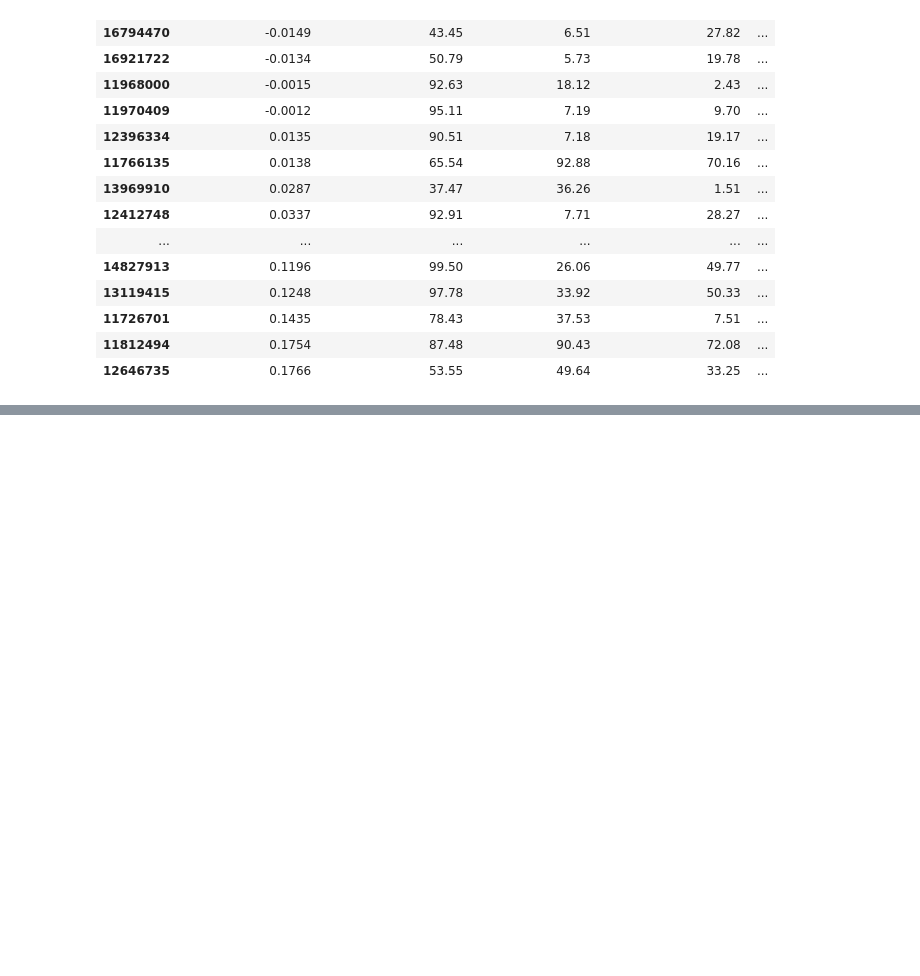
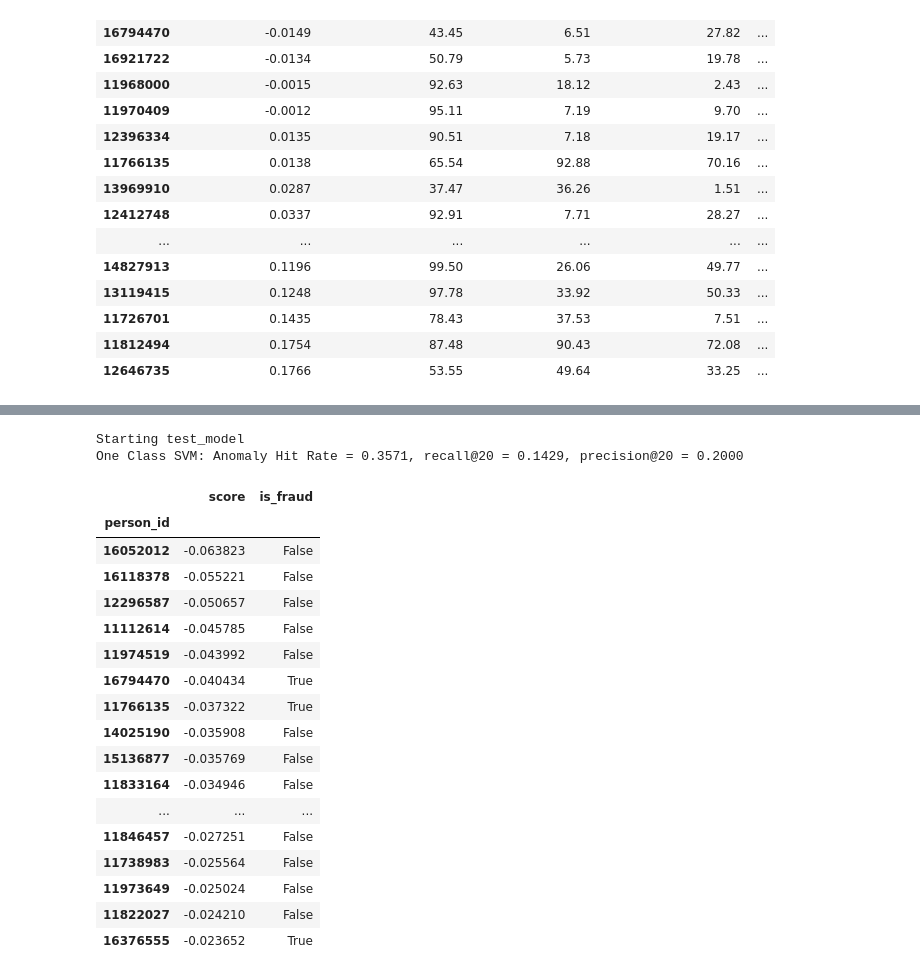
Before and after one commit to yoolinka/Fraud-Detection, a Jupyter notebook: models/models_tuning.ipynb, the cells around one changed output, grey strips where cells are left out. Cells and saved outputs as stored; diff of their text form; code cells hidden in the pictures; blank space fills up the shorter version.

```diff
--- a/models/models_tuning.ipynb
+++ b/models/models_tuning.ipynb
@@ -674,0 +598,50 @@ result_df
+# %%
+df, client_data = load_data(activity_state = 2)
+client_data = client_data[client_data['days_visits'] > 2]
+
+features = [
+    'bonus_trn_count',
+    'share_top_waiter',
+    'share_bonuses_used_top_waiter',
+    'share_top_places',
+    'num_of_trn_prcnt',
+    'days_visits_prcnt',
+    'gross_amount_mean_prcnt',
+    'gross_amount_sum_prcnt',
+    'bonuses_accum_sum_prcnt',
+    'bonuses_used_sum_prcnt',
+    'num_of_waiters_prcnt',
+    'gross_amount_max_prcnt',
+    'first_last_trn_diff_prcnt',
+    'first_second_trn_diff_prcnt',
+    'first_third_trn_diff_prcnt',
+    'time_between_trn_median_prcnt',
+    'trn_per_day_prcnt',
+    'num_of_places_prcnt'
+]
+skewed = [
+    'bonus_trn_count'
+]
+table, df_iso, top_20, X_std = test_model(client_data, features, skewed, model='iso')
+table
+# %% [output]
+Starting test_model
+One Class SVM: Anomaly Hit Rate = 0.3571, recall@20 = 0.1429, precision@20 = 0.2000
+|  | score | is_fraud |
+| person_id |  |  |
+| 16052012 | -0.063823 | False |
+| 16118378 | -0.055221 | False |
+| 12296587 | -0.050657 | False |
+| 11112614 | -0.045785 | False |
+| 11974519 | -0.043992 | False |
+| 16794470 | -0.040434 | True |
+| 11766135 | -0.037322 | True |
+| 14025190 | -0.035908 | False |
+| 15136877 | -0.035769 | False |
+| 11833164 | -0.034946 | False |
+| ... | ... | ... |
+| 11846457 | -0.027251 | False |
+| 11738983 | -0.025564 | False |
+| 11973649 | -0.025024 | False |
+| 11822027 | -0.024210 | False |
+| 16376555 | -0.023652 | True |
```
Also changed, not shown: parts of 15 cells of this notebook, 1 other file.
